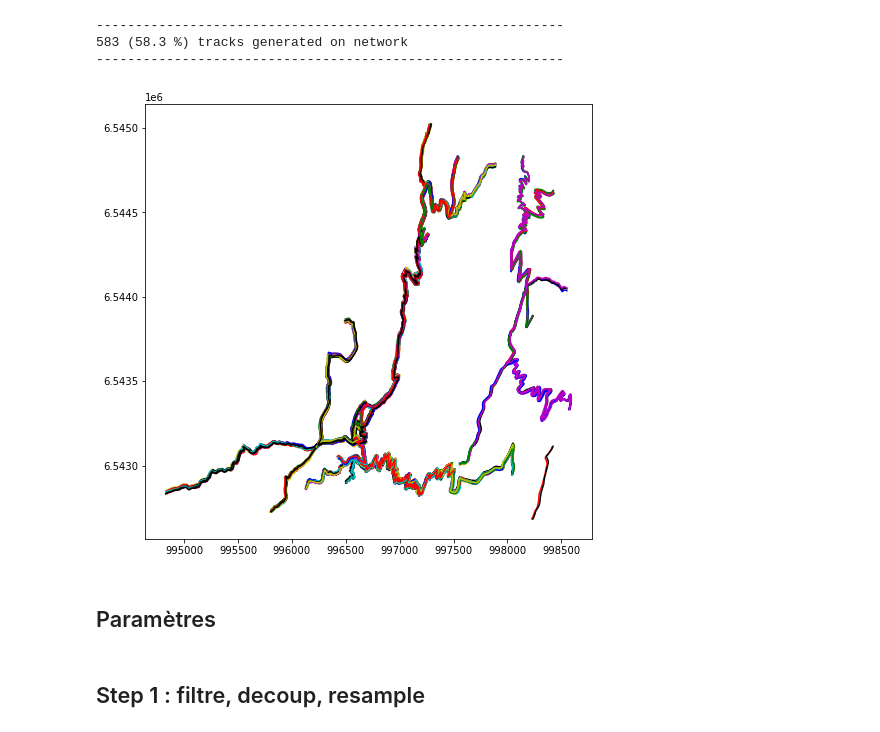
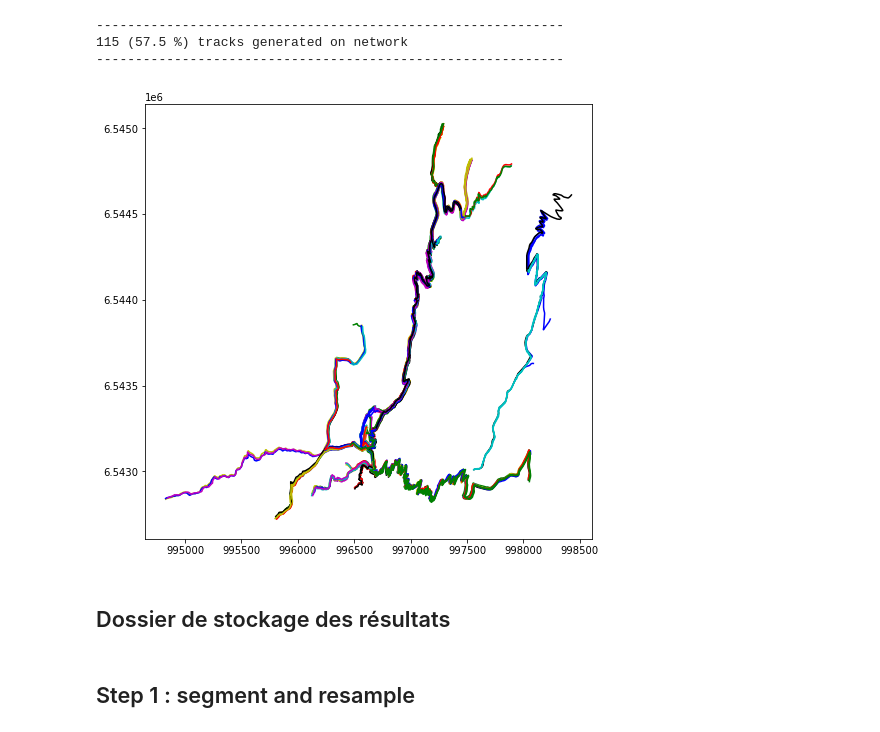
Before and after one commit to umrlastig/Footprint2graph-pipeline, a Jupyter notebook: doc/source/examples/Simple_End-to-End_Example.ipynb, the cells around one changed output. Saved outputs shown, nothing was run; the diff lists cells and outputs as text; code cells hidden in the pictures.

```diff
--- a/doc/source/examples/Simple_End-to-End_Example.ipynb
+++ b/doc/source/examples/Simple_End-to-End_Example.ipynb
@@ -50,6 +52,19 @@ Number of nodes= 70
 <matplotlib.legend.Legend at 0x...>
 [figure]
 # %%
+#
 noiser = tkl.NoiseProcess(amps=5, kernels=tkl.ExponentialKernel(500))
-simu = tkl.generateTracksOnNetwork(network, N=1000, p_round_trip=0.05, p_cplx_trip=0.10, resolution=1, noiser=noiser)
+
+# generate simulated trajectories from the network
+collection = tkl.generateTracksOnNetwork(network, N=200, p_round_trip=0.05, p_cplx_trip=0.10, resolution=1, noiser=noiser)
+
+# add 3 attributes
+for idx, track in enumerate(collection):
+    track.createAnalyticalFeature('num', idx+1)
+    track.createAnalyticalFeature('user_id', idx+1)
+    track.createAnalyticalFeature('track_id', idx+1)
+
+#
+plt.figure(figsize=(8, 8))
+collection.plot(append=plt)
 # %% [output]
@@ -57,13 +72,9 @@ simu = tkl.generateTracksOnNetwork(network, N=1000, p_round_trip=0.05, p_cplx_tr
 ------------------------------------------------------------
-583 (58.3 %) tracks generated on network
+115 (57.5 %) tracks generated on network
 ------------------------------------------------------------
+[figure, added]
-# %%
-plt.figure(figsize=(8, 8))
-simu.plot(append=plt)
-# %% [output]
-[figure, removed]
 # %% [markdown]
-## Paramètres
+## Dossier de stockage des résultats
 # %%
 from ofnp import setupenv
 
@@ -71,5 +82,5 @@ RESPATH = r'/home/md_vandamme/4_RESEAU/ZTEMP/'
 
 setupenv(RESPATH)
 # %% [markdown]
-## Step 1 : filtre, decoup, resample
+## Step 1 : segment and resample
 # %%
```
Also changed, not shown: parts of 6 cells of this notebook, 2 other files.
